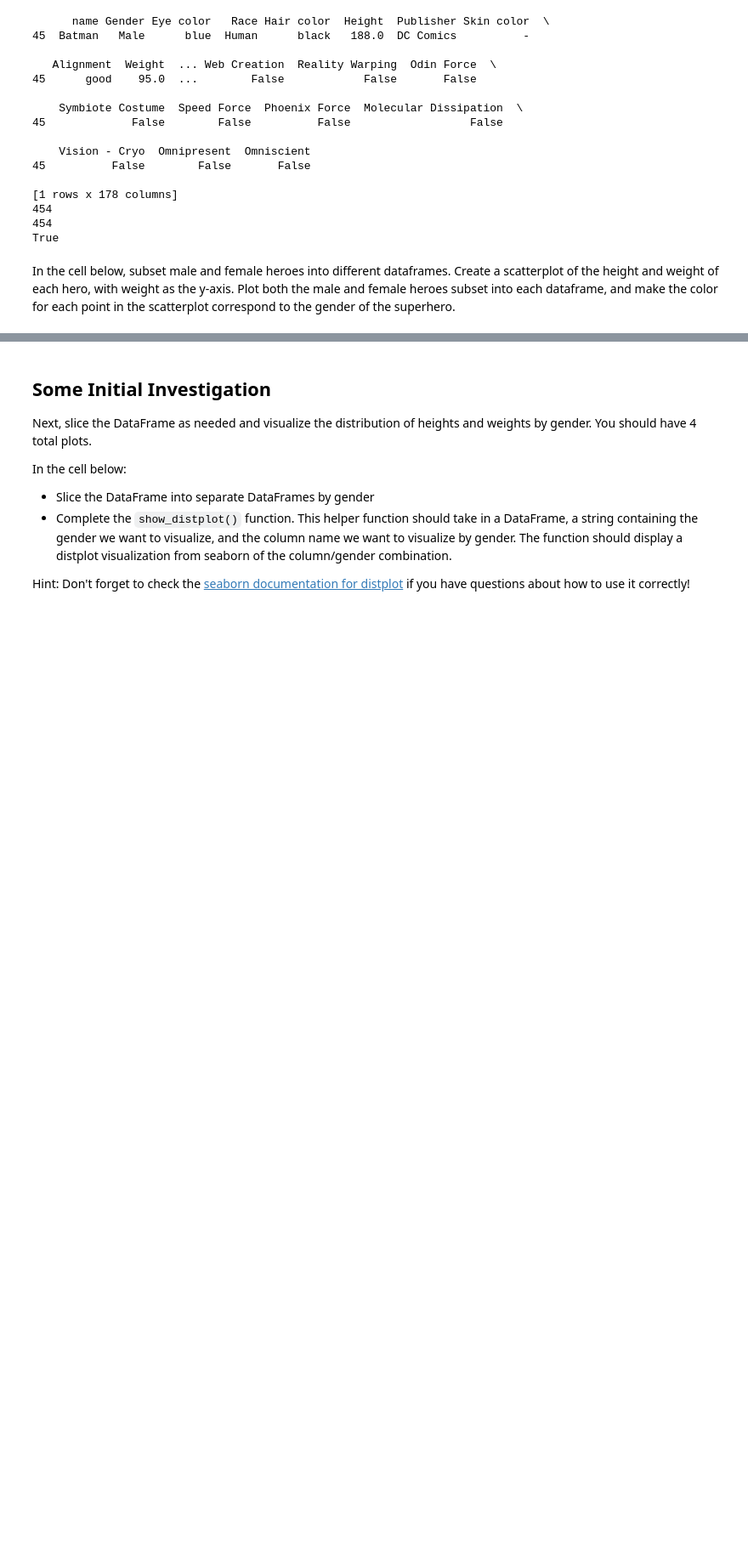
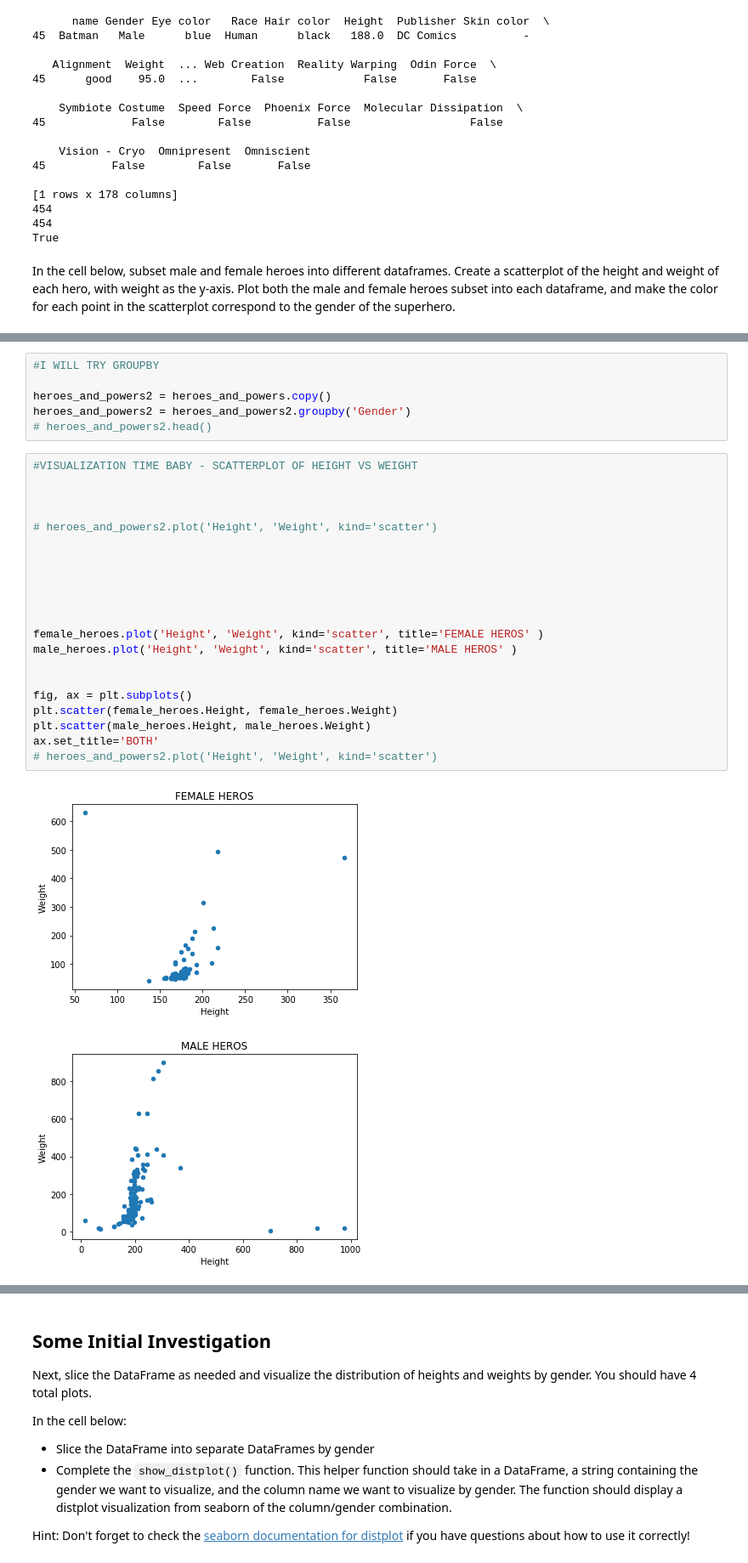
Before and after one commit to akuppan1/dsc-data-cleaning-project-onl01-dtsc-pt-052620, a Jupyter notebook: index.ipynb, the cells around one changed output, grey strips where cells are left out. Shown at 85% size. Saved outputs shown, nothing was run; the diff lists cells and outputs as text; blank space fills up the shorter version.

```diff
--- a/index.ipynb
+++ b/index.ipynb
@@ -409,0 +408,30 @@ print(len(nonbinary_heros))
+# %%
+#I WILL TRY GROUPBY
+
+heroes_and_powers2 = heroes_and_powers.copy()
+heroes_and_powers2 = heroes_and_powers2.groupby('Gender')
+# heroes_and_powers2.head()
+# %%
+#VISUALIZATION TIME BABY - SCATTERPLOT OF HEIGHT VS WEIGHT
+
+
+
+# heroes_and_powers2.plot('Height', 'Weight', kind='scatter')
+
+
+
+
+
+
+female_heroes.plot('Height', 'Weight', kind='scatter', title='FEMALE HEROS' )
+male_heroes.plot('Height', 'Weight', kind='scatter', title='MALE HEROS' )
+
+
+fig, ax = plt.subplots()
+plt.scatter(female_heroes.Height, female_heroes.Weight)
+plt.scatter(male_heroes.Height, male_heroes.Weight)
+ax.set_title='BOTH'
+# heroes_and_powers2.plot('Height', 'Weight', kind='scatter')
+# %% [output]
+[figure, added]
+[figure, added]
```
Also changed, not shown: parts of 14 cells of this notebook.
